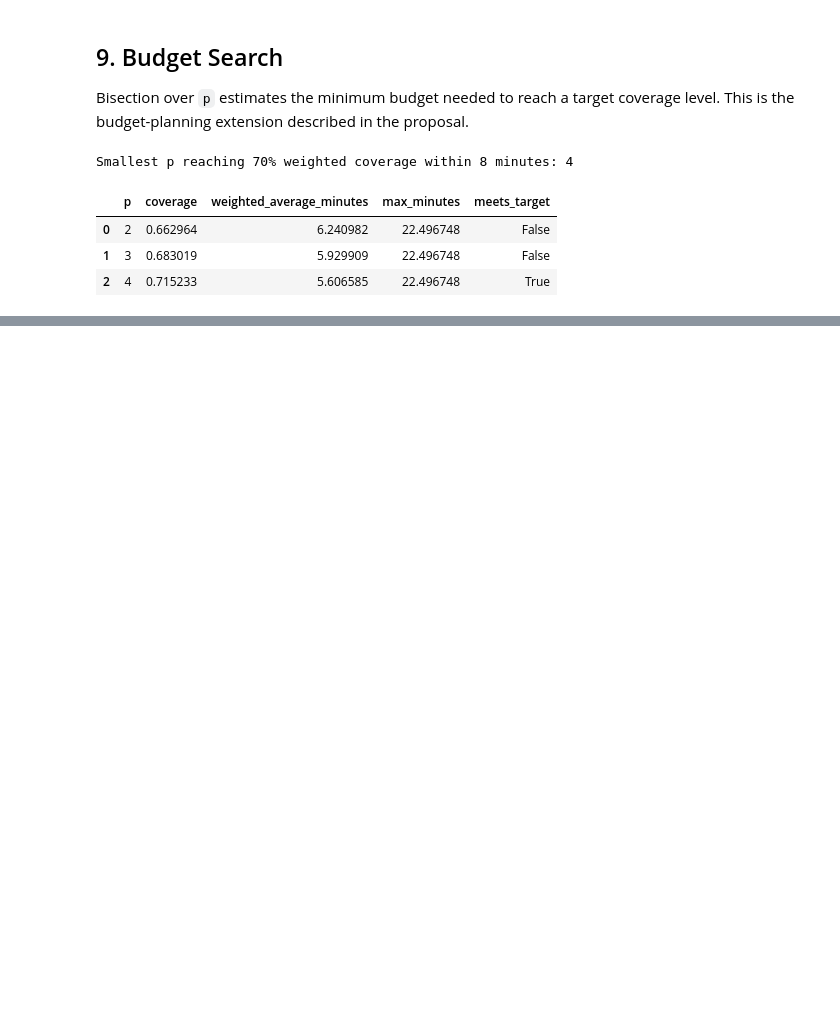
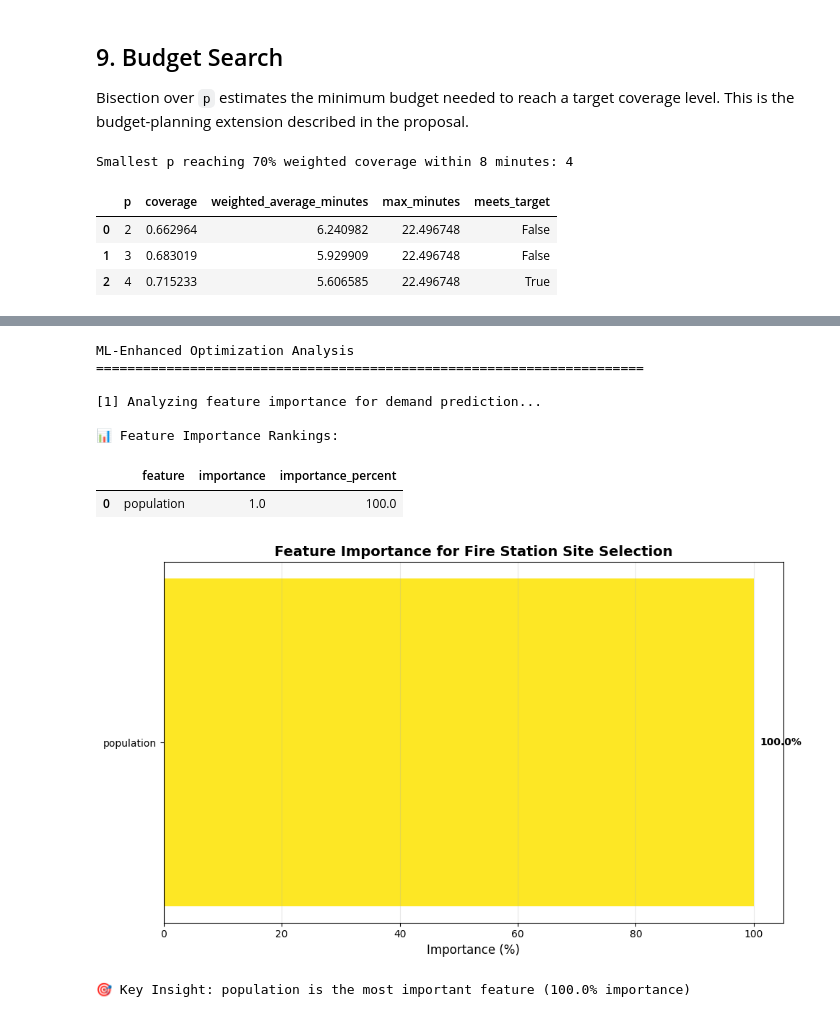
Before and after one commit to hikmedit/optimization-project, a Jupyter notebook: notebooks/istanbul_fire_station_expansion.ipynb, the cells around one changed output, grey strips where cells are left out. Saved outputs shown, nothing was run; the diff lists cells and outputs as text; code cells hidden in the pictures; blank space fills up the shorter version.

```diff
--- a/notebooks/istanbul_fire_station_expansion.ipynb
+++ b/notebooks/istanbul_fire_station_expansion.ipynb
@@ -262,0 +575,54 @@ Smallest p reaching 70% weighted coverage within 8 minutes: 4
+# %%
+# Import ML optimization module
+from istanbul_fire_opt.ml_optimization import (
+    predict_demand_weights,
+    ml_guided_genetic_algorithm,
+    feature_importance_analysis,
+    ml_comparison_experiment,
+)
+
+print("ML-Enhanced Optimization Analysis")
+print(f"{'='*70}")
+
+# Feature Importance Analysis
+print("\n[1] Analyzing feature importance for demand prediction...")
+try:
+    importance_df = feature_importance_analysis(problem)
+    print("\n📊 Feature Importance Rankings:")
+    display(importance_df)
+
+    # Visualize feature importance
+    fig, ax = plt.subplots(figsize=(10, 6))
+    colors = plt.cm.viridis(importance_df['importance_percent'].values / 100)
+    bars = ax.barh(importance_df['feature'], importance_df['importance_percent'], color=colors)
+    ax.set_xlabel('Importance (%)', fontsize=12)
+    ax.set_title('Feature Importance for Fire Station Site Selection', fontsize=14, fontweight='bold')
+    ax.grid(True, alpha=0.3, axis='x')
+
+    # Add value labels
+    for i, (bar, val) in enumerate(zip(bars, importance_df['importance_percent'])):
+        ax.text(val + 1, bar.get_y() + bar.get_height()/2, f'{val:.1f}%',
+                va='center', fontsize=10, fontweight='bold')
+
+    plt.tight_layout()
+    plt.show()
+
+    print(f"\n🎯 Key Insight: {importance_df.iloc[0]['feature']} is the most important feature "
+          f"({importance_df.iloc[0]['importance_percent']:.1f}% importance)")
+
+except ImportError:
+    print("⚠️  scikit-learn not installed - skipping ML analysis")
+    print("   Install with: pip install scikit-learn")
+    print("   Continuing with baseline methods...")
+    importance_df = None
+# %% [output]
+ML-Enhanced Optimization Analysis
+======================================================================
+
+[1] Analyzing feature importance for demand prediction...
+
+📊 Feature Importance Rankings:
+|  | feature | importance | importance_percent |
+| 0 | population | 1.0 | 100.0 |
+[figure, added]
+🎯 Key Insight: population is the most important feature (100.0% importance)
```
Also changed, not shown: parts of 18 cells of this notebook, 12 other files.
